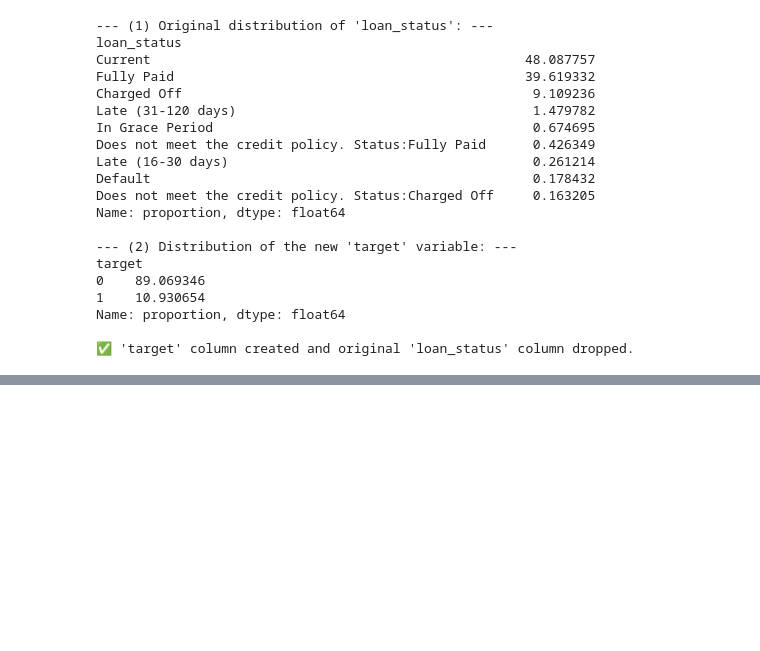
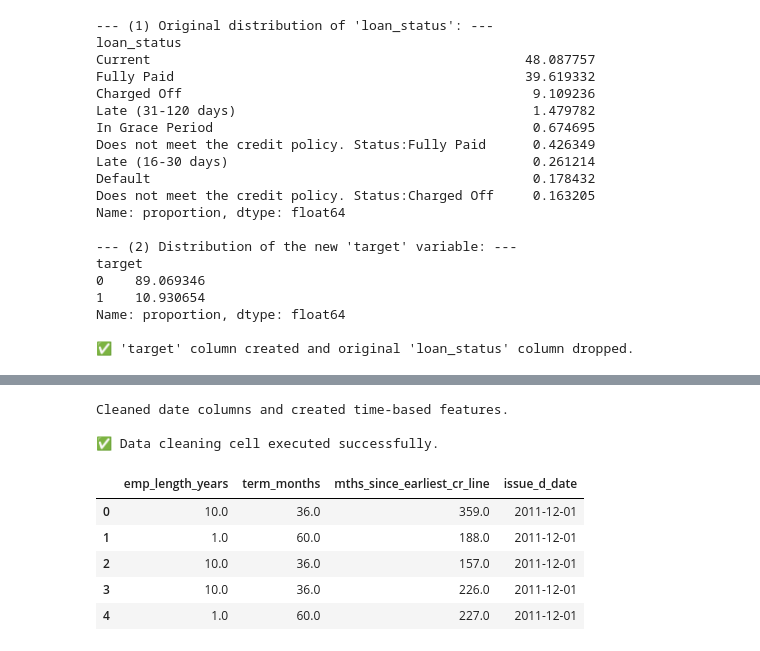
Before and after one commit to theodoreraff/credit-risk-prediction, a Jupyter notebook: credit_risk_prediction.ipynb, the cells around one changed output, grey strips where cells are left out. Drawn from its saved outputs; the diff is of its cells as text; code cells hidden in the pictures; blank space fills up the shorter version.

Commit message:
fix: Use precise arithmetic for month difference calculation

```diff
--- a/credit_risk_prediction.ipynb
+++ b/credit_risk_prediction.ipynb
@@ -301,0 +255,51 @@ AttributeError: Can only use .str accessor with string values!
+# %%
+# 6. DATA CLEANING
+# ----------------------------------------------------
+# This version is fully idempotent and uses precise month calculation.
+# It checks for column existence AND data type before cleaning.
+
+if df is not None:
+    # --- (1) Clean 'emp_length' column ---
+    if 'emp_length' in df.columns and df['emp_length'].dtype == 'object':
+        df['emp_length_years'] = df['emp_length'].str.extract(r'(\d+)').astype(float)
+        df.drop(columns=['emp_length'], inplace=True)
+        print("Cleaned 'emp_length'.")
+
+    # --- (2) Clean 'term' column ---
+    if 'term' in df.columns and df['term'].dtype == 'object':
+        df['term_months'] = df['term'].str.replace(' months', '').astype(float)
+        df.drop(columns=['term'], inplace=True)
+        print("Cleaned 'term'.")
+
+    # --- (3) Clean date columns and create features ---
+    if 'earliest_cr_line' in df.columns and df['earliest_cr_line'].dtype == 'object':
+        df['issue_d_date'] = pd.to_datetime(df['issue_d'], format='%b-%y', errors='coerce')
+        df['earliest_cr_line_date'] = pd.to_datetime(df['earliest_cr_line'], format='%b-%y', errors='coerce')
+
+        # FIX: Correct two-digit years (e.g., '62' -> 1962, not 2062)
+        current_date = pd.to_datetime('today')
+        df.loc[df['earliest_cr_line_date'] > current_date, 'earliest_cr_line_date'] -= pd.DateOffset(years=100)
+
+        # Create 'mths_since_earliest_cr_line' feature using precise year/month arithmetic
+        reference_date = df['issue_d_date'].max()
+        df['mths_since_earliest_cr_line'] = (reference_date.year - df['earliest_cr_line_date'].dt.year) * 12 + \
+                                            (reference_date.month - df['earliest_cr_line_date'].dt.month)
+
+        # Drop original/intermediate columns
+        df.drop(columns=['issue_d', 'earliest_cr_line', 'earliest_cr_line_date'], inplace=True)
+        print("Cleaned date columns and created time-based features.")
+
+    print("\n✅ Data cleaning cell executed successfully.")
+    display(df[['emp_length_years', 'term_months', 'mths_since_earliest_cr_line', 'issue_d_date']].head())
+else:
+    print("❌ DataFrame not loaded. Please run the data loading cell first.")
+# %% [output]
+Cleaned date columns and created time-based features.
+
+✅ Data cleaning cell executed successfully.
+|  | emp_length_years | term_months | mths_since_earliest_cr_line | issue_d_date |
+| 0 | 10.0 | 36.0 | 359.0 | 2011-12-01 |
+| 1 | 1.0 | 60.0 | 188.0 | 2011-12-01 |
+| 2 | 10.0 | 36.0 | 157.0 | 2011-12-01 |
+| 3 | 10.0 | 36.0 | 226.0 | 2011-12-01 |
+| 4 | 1.0 | 60.0 | 227.0 | 2011-12-01 |
```
Also changed, not shown: parts of 1 cell of this notebook.
